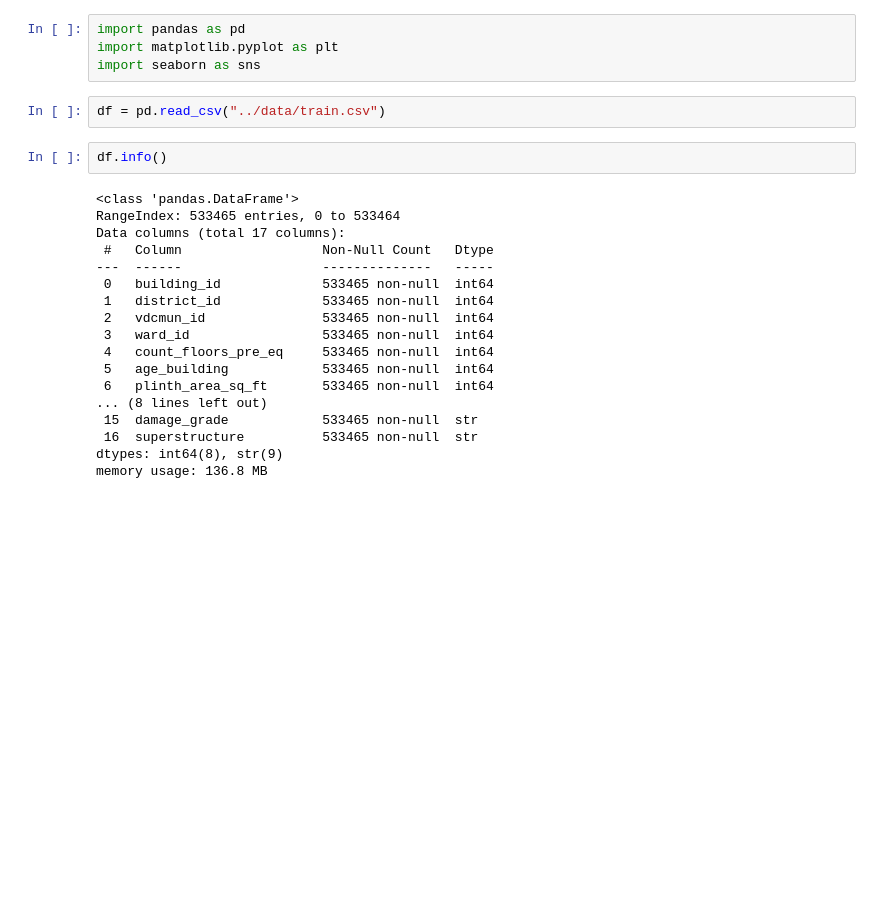
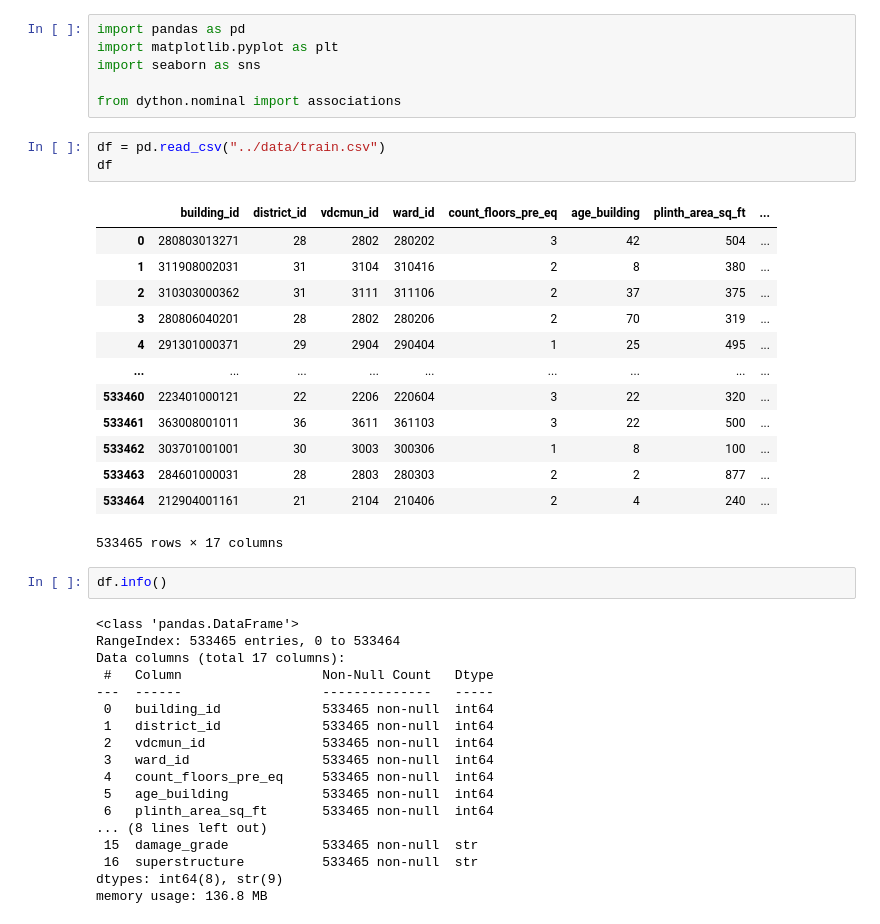
Before and after one commit to difta11/structural-damage-classification, a Jupyter notebook: notebooks/01_eda.ipynb, the cells around one changed output. Saved outputs shown, nothing was run; the diff lists cells and outputs as text; blank space fills up the shorter version.

```diff
--- a/notebooks/01_eda.ipynb
+++ b/notebooks/01_eda.ipynb
@@ -2,8 +2,25 @@
 import pandas as pd
 import matplotlib.pyplot as plt
 import seaborn as sns
+
+from dython.nominal import associations
 # %%
 df = pd.read_csv("../data/train.csv")
+df
+# %% [output]
+|  | building_id | district_id | vdcmun_id | ward_id | count_floors_pre_eq | age_building | plinth_area_sq_ft | ... |
+| 0 | 280803013271 | 28 | 2802 | 280202 | 3 | 42 | 504 | ... |
+| 1 | 311908002031 | 31 | 3104 | 310416 | 2 | 8 | 380 | ... |
+| 2 | 310303000362 | 31 | 3111 | 311106 | 2 | 37 | 375 | ... |
+| 3 | 280806040201 | 28 | 2802 | 280206 | 2 | 70 | 319 | ... |
+| 4 | 291301000371 | 29 | 2904 | 290404 | 1 | 25 | 495 | ... |
+| ... | ... | ... | ... | ... | ... | ... | ... | ... |
+| 533460 | 223401000121 | 22 | 2206 | 220604 | 3 | 22 | 320 | ... |
+| 533461 | 363008001011 | 36 | 3611 | 361103 | 3 | 22 | 500 | ... |
+| 533462 | 303701001001 | 30 | 3003 | 300306 | 1 | 8 | 100 | ... |
+| 533463 | 284601000031 | 28 | 2803 | 280303 | 2 | 2 | 877 | ... |
+| 533464 | 212904001161 | 21 | 2104 | 210406 | 2 | 4 | 240 | ... |
+533465 rows × 17 columns
 # %%
 df.info()
 # %% [output]
```
Also changed, not shown: parts of 11 cells of this notebook, 11 other files.
